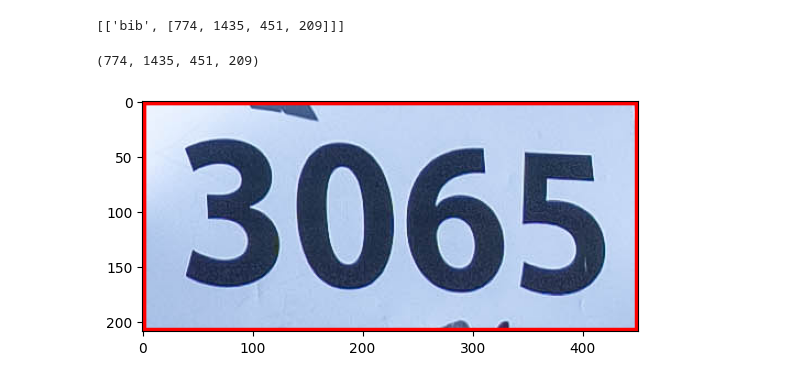
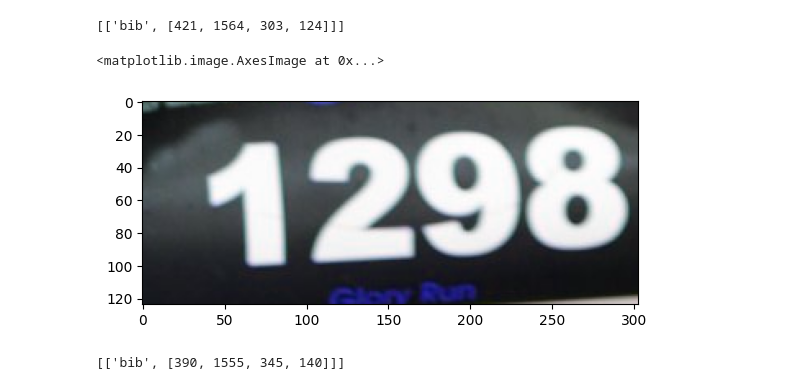
Before and after one commit to sharma-arpit/face-bib-mapping, a Jupyter notebook: Bib-Detection.ipynb, the cells around one changed output. Drawn from its saved outputs; the diff is of its cells as text; code cells hidden in the pictures.

Commit message:
simplyfied and bugs fixed more accurate bib detection

```diff
--- a/Bib-Detection.ipynb
+++ b/Bib-Detection.ipynb
@@ -105,31 +100,25 @@ class Detector:
                 cls_and_box.append([self.classes[classIDs[i]], boxes[i]])
 
         return cls_and_box
+# %%
+def crop(img, bib_detections):
+    if len(bib_detections) > 0:
+        for obj in bib_detections:
+            (x, y, w, h) = obj[1]
+    return img[y:y+h, x:x+w]
 # %%
 bd = Detector(bd_configPath, bd_weightsPath, bd_classes)
 # %%
-img = cv.imread("data/SSU22-2101.jpg")[2682:5231, 1046:3165]
-img_PIL = Image.open("data/SSU22-2101.jpg")
-bib_detections = bd.detect(img, 0.1)
+path_to_file = "/Users/arpitsharma/Downloads/hell_race/40161775_1429457957185386_5440678869071822848_o.jpg"
+# img = cv.cvtColor(cv.imread(path_to_file), cv.COLOR_BGR2RGB)
+img = cv.imread(path_to_file)
 # %%
+bib_detections = bd.detect(img, 0.25, swapRB=True)
 bib_detections
 # %% [output]
-[['bib', [774, 1435, 451, 209]]]
+[['bib', [421, 1564, 303, 124]]]
-# %%
-img = cv.cvtColor(img, cv.COLOR_BGR2RGB)
-if len(bib_detections) > 0:
-    for obj in bib_detections:
-        # crop out detected bib
-        (x, y, w, h) = obj[1]
-#         obj.append(w * h)
-#         crop_img = img[y:y+h, x:x+w]
-        color = (255, 0, 0)
-        thickness = 5
-        img = cv.rectangle(img, (x, y), (x+w, y+h), color, thickness)
-        print((x, y, w, h))
-# %% [output]
-(774, 1435, 451, 209)
 # %%
-plt.imshow(img[y:y+h, x:x+w]);
+plt.imshow(crop(img, bib_detections))
 # %% [output]
+<matplotlib.image.AxesImage at 0x...>
-[figure, old version]
+[figure, new version]
@@ -139,0 +125,5 @@ im.show()
+# %%
+bib_detections = bd.detect(img, 0.25, swapRB=False)
+bib_detections
+# %% [output]
+[['bib', [390, 1555, 345, 140]]]
```
Also changed, not shown: parts of 5 cells of this notebook, 4 other files.
